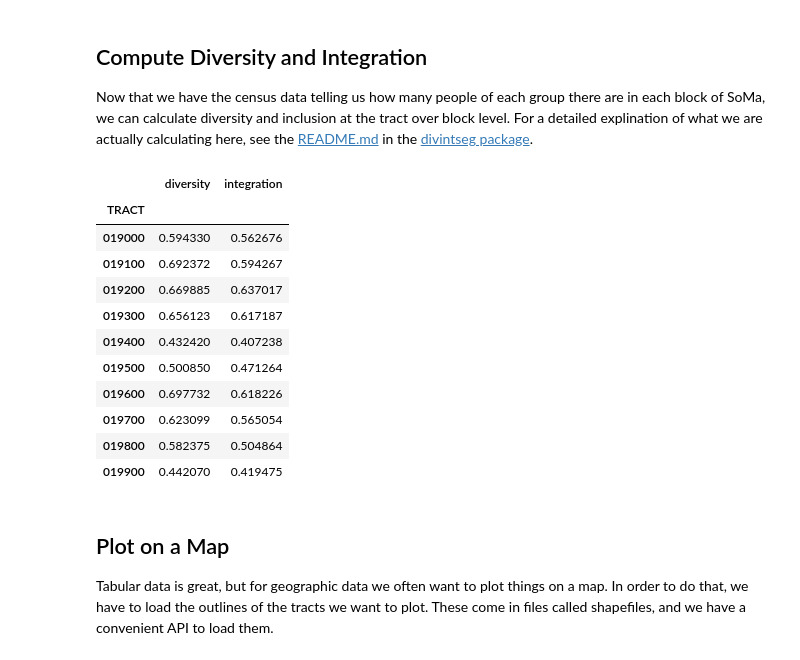
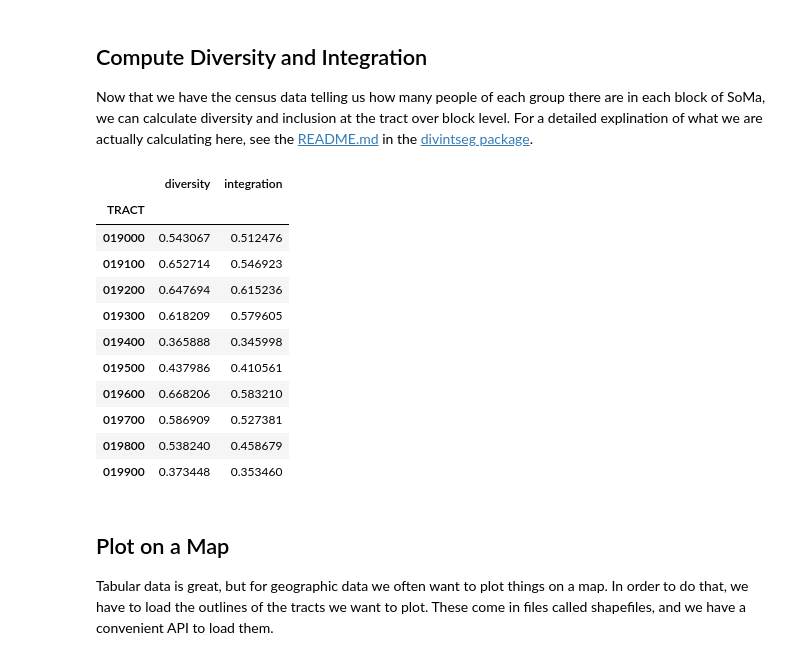
Before and after one commit to censusdis/censusdis, a Jupyter notebook: notebooks/SoMa DIS Demo.ipynb, the cells around one changed output. Drawn from its saved outputs; the diff is of its cells as text; code cells hidden in the pictures.

```diff
--- a/notebooks/SoMa DIS Demo.ipynb
+++ b/notebooks/SoMa DIS Demo.ipynb
@@ -87,0 +78,2 @@ FIELD_GROUP = "P2"
+# %%
+DATASET = "dec/pl"
@@ -88 +108,3 @@ FIELD_GROUP = "P2"
+# %%
+GROUP = "P2"
 # %% [markdown]
@@ -123,0 +129,2 @@ fields
+# %%
+leaves = ced.variables.group_leaves(DATASET, YEAR, GROUP)
@@ -176,14 +193,24 @@ analysis of diversity and integration at various levels of geographic aggregatio
 state down to the block are included in each row. In this case that means we have columns for STATE, COUNTY, TRACT, BLOCK_GROUP,
 and BLOCK. After these columns, we have one column for each of the demographic fields we asked for.
 # %%
-df_soma = crd.data(
-    STATE_NJ,
+df_soma = ced.download_detail(
+    # First we specify the dataset and year:
+    DATASET,
     YEAR,
-    "block",
-    fields.keys(),
+    # Next, the variables we want to get data for:
+    leaves,
+    # Next come filters that constrain what data we
+    # want to load, specified as keyword arguments.
+    # The narrowest of these, which in our case is
+    # block, specifies the level of aggregation. We
+    # use block=* to indicate all blocks within the
+    # tracts we have specified.
+    state=STATE_NJ,
     county=COUNTY_ESSEX_NJ,
     tract=tracts_soma,
-    key=CENSUS_API_KEY,
+    block="*",
+    # Finally, we put in our API key:
+    api_key=CENSUS_API_KEY,
 )
 # %%
 df_soma
@@ -210,21 +237,21 @@ block level. For a detailed explination of what we are actually calculating here
 the [README.md](https://github.com/vengroff/divintseg/blob/main/README.md) in the
 [divintseg package](https://github.com/vengroff/divintseg).
 # %%
-df_soma_dis = dis.di(df_soma, by="TRACT", over="BLOCK", drop_non_numeric=True)
+df_soma_dis = dis.di(df_soma, by="TRACT", over="BLOCK")  # , drop_non_numeric=True)
 df_soma_dis
 # %% [output]
 |  | diversity | integration |
 | TRACT |  |  |
-| 019000 | 0.594330 | 0.562676 |
-| 019100 | 0.692372 | 0.594267 |
-| 019200 | 0.669885 | 0.637017 |
-| 019300 | 0.656123 | 0.617187 |
-| 019400 | 0.432420 | 0.407238 |
-| 019500 | 0.500850 | 0.471264 |
-| 019600 | 0.697732 | 0.618226 |
-| 019700 | 0.623099 | 0.565054 |
-| 019800 | 0.582375 | 0.504864 |
-| 019900 | 0.442070 | 0.419475 |
+| 019000 | 0.543067 | 0.512476 |
+| 019100 | 0.652714 | 0.546923 |
+| 019200 | 0.647694 | 0.615236 |
+| 019300 | 0.618209 | 0.579605 |
+| 019400 | 0.365888 | 0.345998 |
+| 019500 | 0.437986 | 0.410561 |
+| 019600 | 0.668206 | 0.583210 |
+| 019700 | 0.586909 | 0.527381 |
+| 019800 | 0.538240 | 0.458679 |
+| 019900 | 0.373448 | 0.353460 |
 # %% [markdown]
 ## Plot on a Map
 
```
Also changed, not shown: parts of 17 cells of this notebook, 11 other files.
